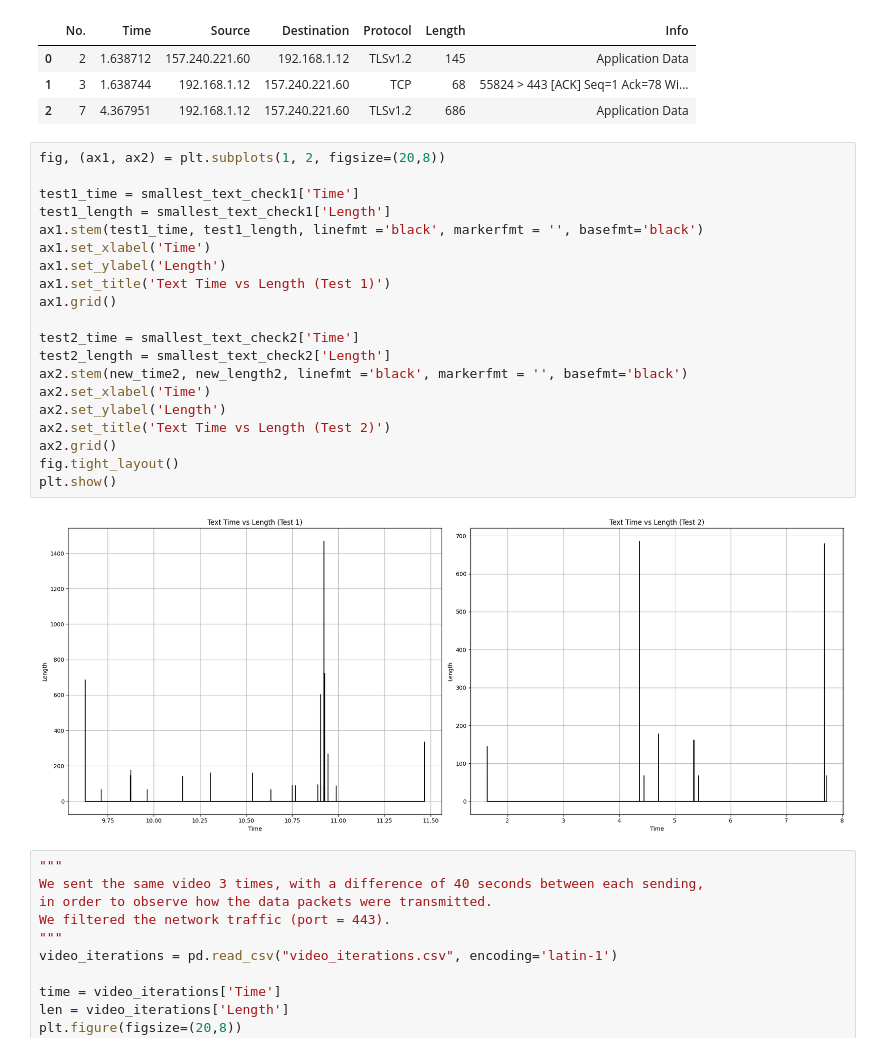
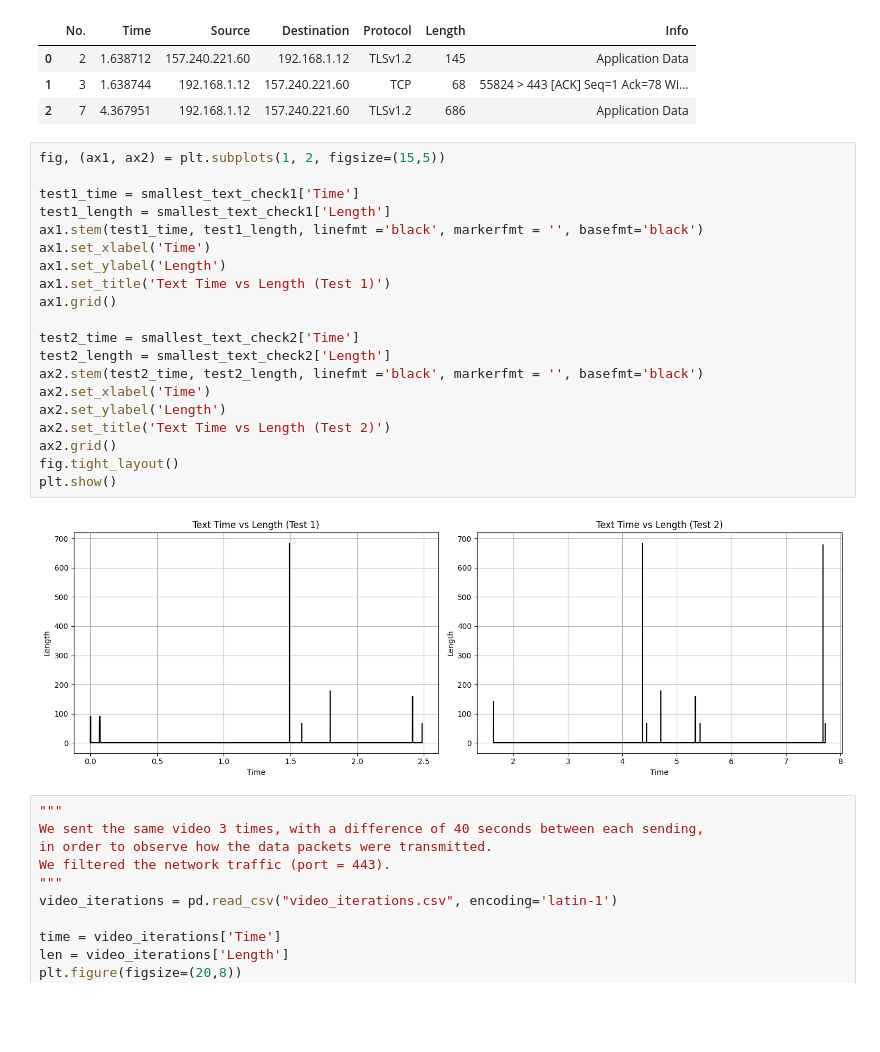
Before and after one commit to NoaAmichai/Computer_networks_final_project, a Jupyter notebook: project.ipynb, the cells around one changed output. Cells and saved outputs as stored; diff of their text form; blank space fills up the shorter version.

```diff
--- a/project.ipynb
+++ b/project.ipynb
@@ -262,27 +262,27 @@ smallest_text_check2.head(3)
 | 1 | 3 | 1.638744 | 192.168.1.12 | 157.240.221.60 | TCP | 68 | 55824 > 443 [ACK] Seq=1 Ack=78 Wi... |
 | 2 | 7 | 4.367951 | 192.168.1.12 | 157.240.221.60 | TLSv1.2 | 686 | Application Data |
 # %%
-fig, (ax1, ax2) = plt.subplots(1, 2, figsize=(20,8))
+fig, (ax1, ax2) = plt.subplots(1, 2, figsize=(15,5))
 
 test1_time = smallest_text_check1['Time']
 test1_length = smallest_text_check1['Length']
 ax1.stem(test1_time, test1_length, linefmt ='black', markerfmt = '', basefmt='black')
 ax1.set_xlabel('Time')
 ax1.set_ylabel('Length')
 ax1.set_title('Text Time vs Length (Test 1)')
 ax1.grid()
 
 test2_time = smallest_text_check2['Time']
 test2_length = smallest_text_check2['Length']
-ax2.stem(new_time2, new_length2, linefmt ='black', markerfmt = '', basefmt='black')
+ax2.stem(test2_time, test2_length, linefmt ='black', markerfmt = '', basefmt='black')
 ax2.set_xlabel('Time')
 ax2.set_ylabel('Length')
 ax2.set_title('Text Time vs Length (Test 2)')
 ax2.grid()
 fig.tight_layout()
 plt.show()
 # %% [output]
-[figure, old version]
+[figure, new version]
 # %%
 """
 We sent the same video 3 times, with a difference of 40 seconds between each sending,
```
Also changed, not shown: parts of 3 cells of this notebook, 3 other files.
